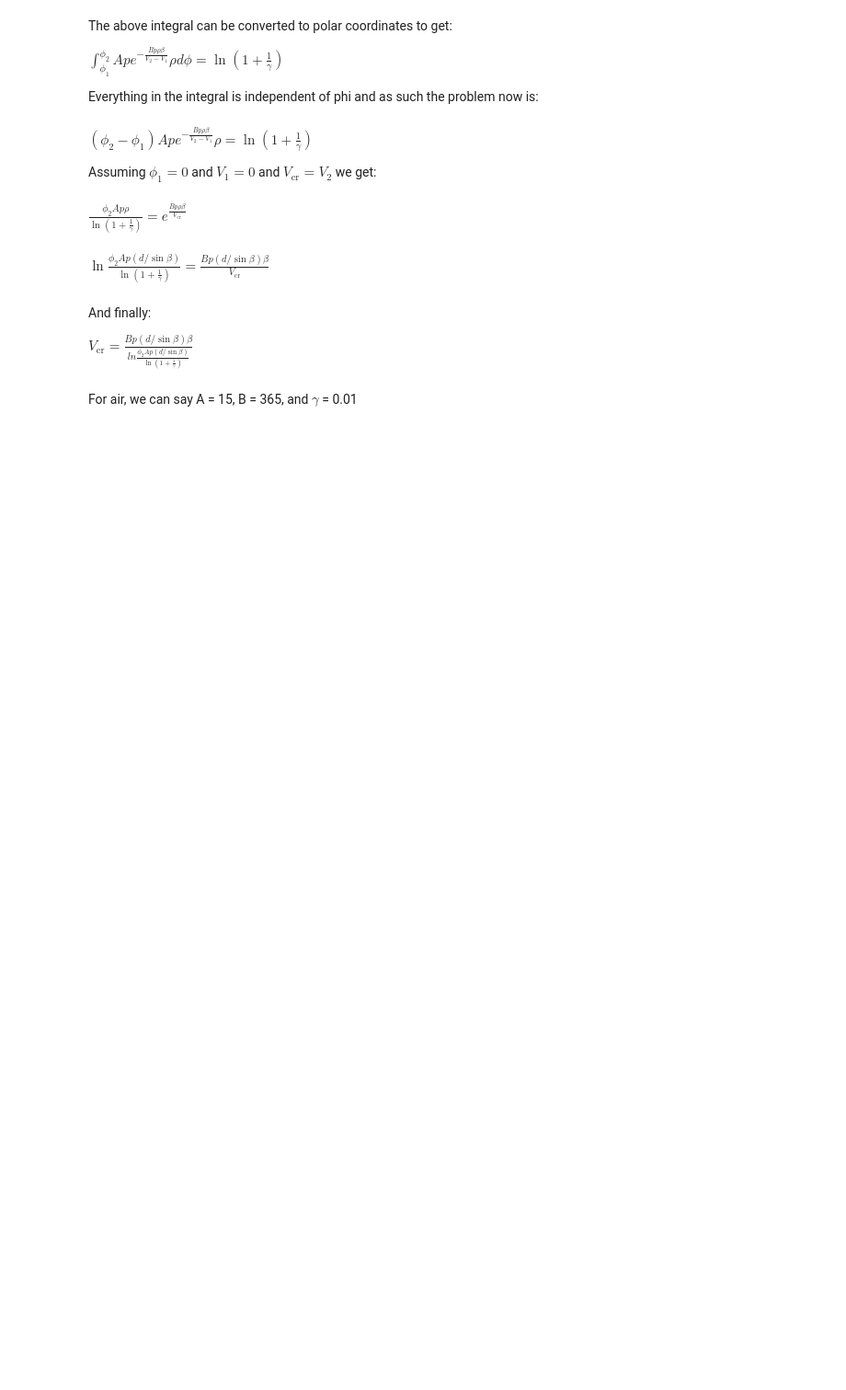
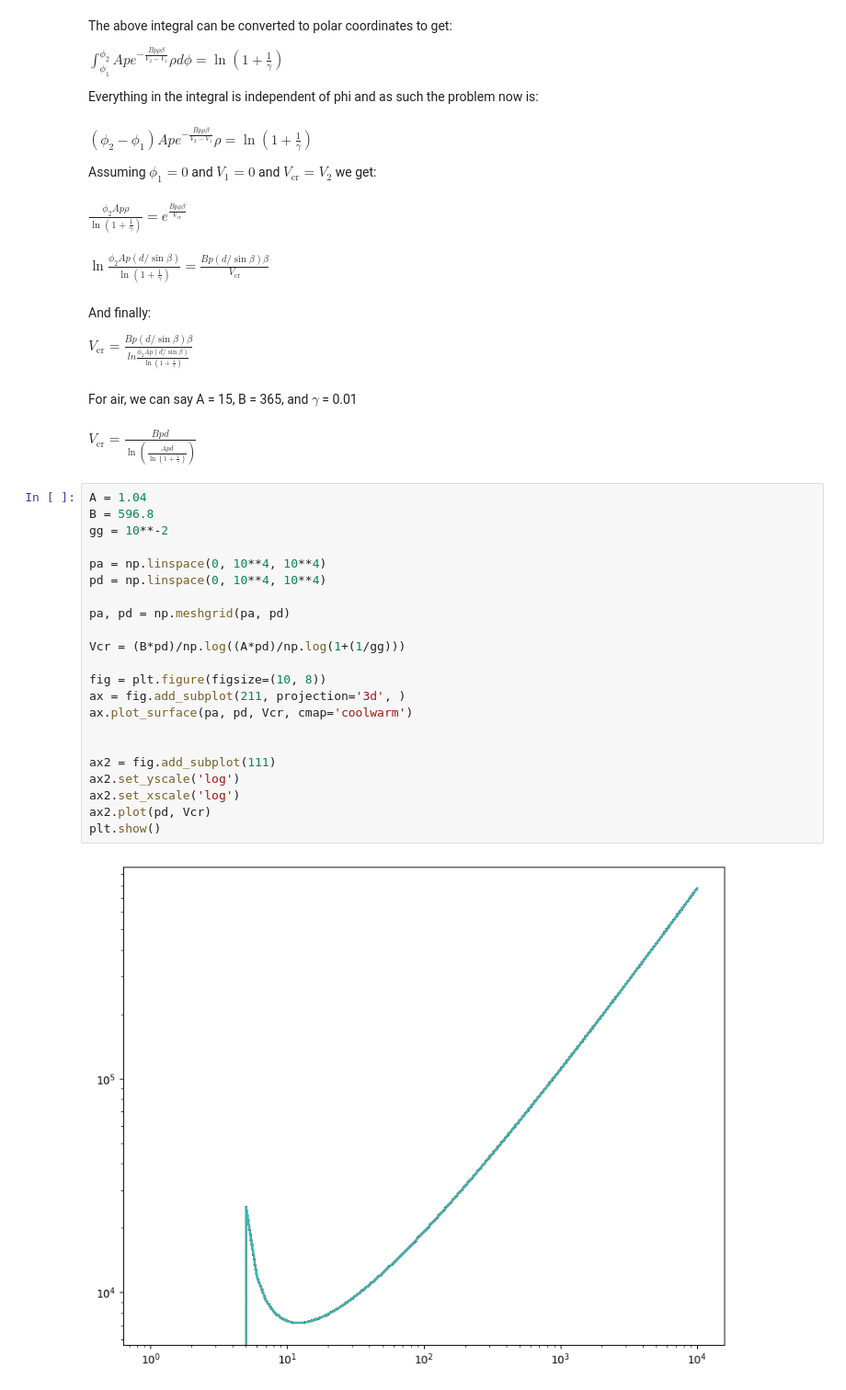
Before and after one commit to s-gerow/SAIL-Plasma, a Jupyter notebook: BeAMED/nonparallelmodel.ipynb, the cells around one changed output. Shown at 92% size. Saved outputs shown, nothing was run; the diff lists cells and outputs as text; blank space fills up the shorter version.

```diff
--- a/BeAMED/nonparallelmodel.ipynb
+++ b/BeAMED/nonparallelmodel.ipynb
@@ -109,3 +109,29 @@ And finally:
 $V_{\text{cr}} = \frac{Bp(d/\sin{\beta})\beta}{ln{\frac{\phi_2 Ap (d/\sin{\beta})}{\ln{\left(1+\frac{1}{\gamma}\right)}}}}$
 # %% [markdown]
 For air, we can say A = 15, B = 365, and $\gamma$ = 0.01
+# %% [markdown]
+$V_{\text{cr}} = \frac{Bpd}{\ln\left(\frac{Apd}{\ln\left(1+\frac{1}{\gamma}\right)}\right)}$
+# %%
+A = 1.04
+B = 596.8
+gg = 10**-2
+
+pa = np.linspace(0, 10**4, 10**4)
+pd = np.linspace(0, 10**4, 10**4)
+
+pa, pd = np.meshgrid(pa, pd)
+
+Vcr = (B*pd)/np.log((A*pd)/np.log(1+(1/gg)))
+
+fig = plt.figure(figsize=(10, 8))
+ax = fig.add_subplot(211, projection='3d', )
+ax.plot_surface(pa, pd, Vcr, cmap='coolwarm')
+
+
+ax2 = fig.add_subplot(111)
+ax2.set_yscale('log')
+ax2.set_xscale('log')
+ax2.plot(pd, Vcr)
+plt.show()
+# %% [output]
+[figure, added]
```
Also changed, not shown: parts of 1 cell of this notebook, 2 other files.
